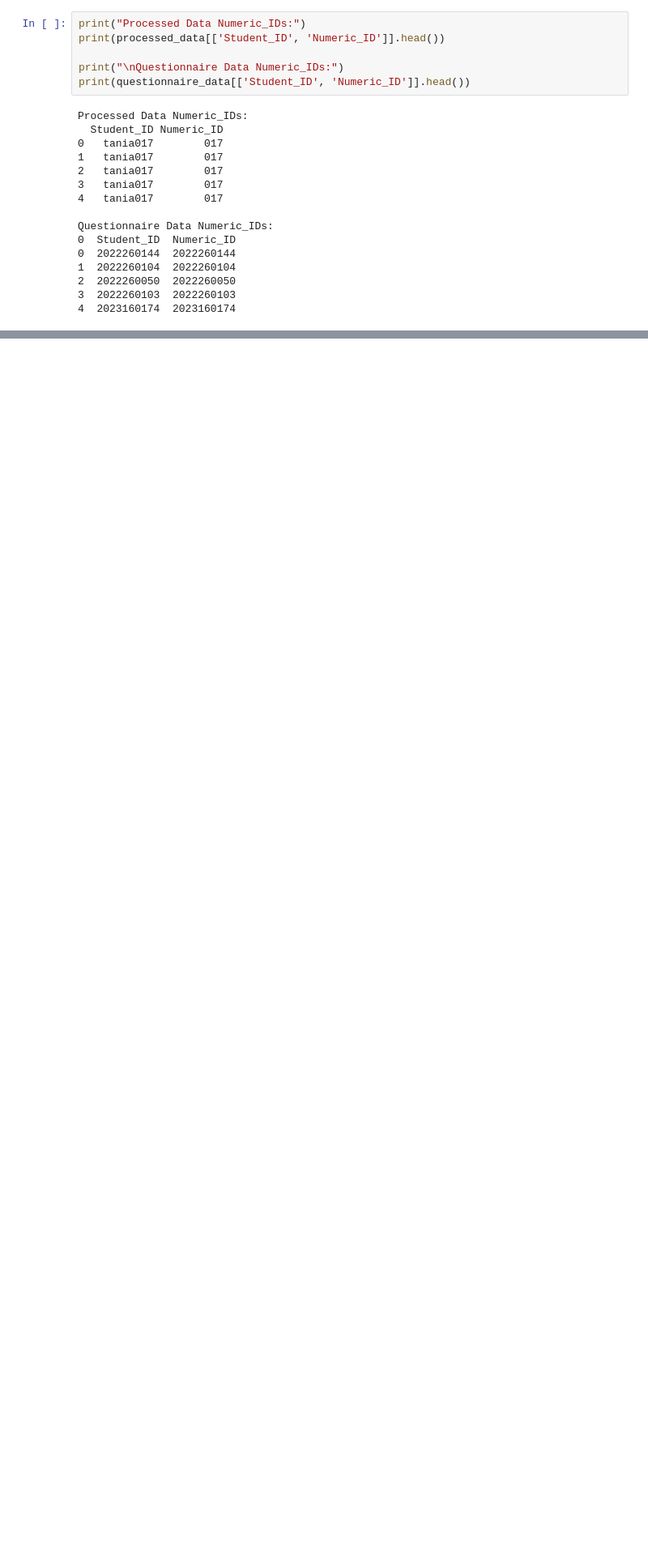
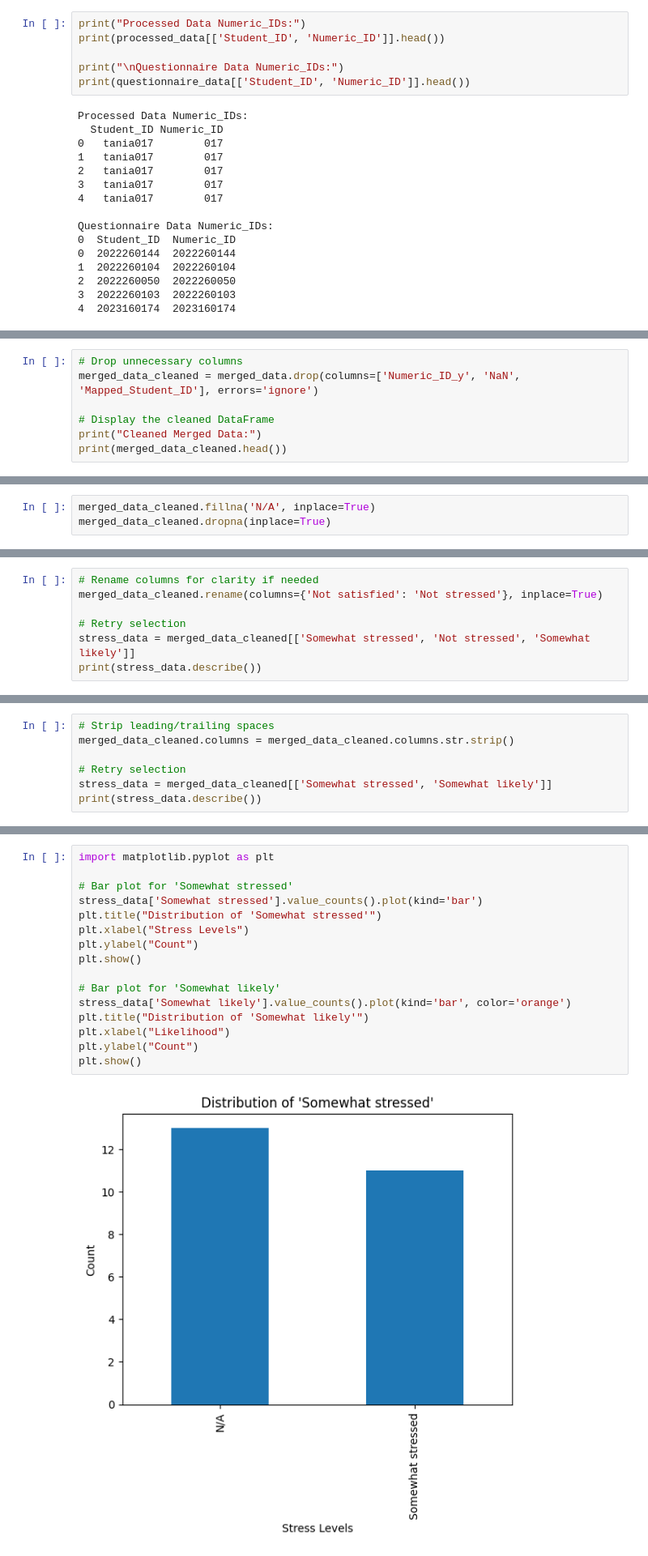
Before and after one commit to NishatVasker/CSE488_Big-Data-Analytics-, a Jupyter notebook: project.ipynb, the cells around one changed output, grey strips where cells are left out. Shown at 81% size. Drawn from its saved outputs; the diff is of its cells as text; blank space fills up the shorter version.

```diff
--- a/project.ipynb
+++ b/project.ipynb
@@ -904,0 +947,7 @@ print(merged_data.head())
+# %%
+# Drop unnecessary columns
+merged_data_cleaned = merged_data.drop(columns=['Numeric_ID_y', 'NaN', 'Mapped_Student_ID'], errors='ignore')
+
+# Display the cleaned DataFrame
+print("Cleaned Merged Data:")
+print(merged_data_cleaned.head())
@@ -904,0 +972,3 @@ print(merged_data.head())
+# %%
+merged_data_cleaned.fillna('N/A', inplace=True)
+merged_data_cleaned.dropna(inplace=True)
@@ -904,0 +1012,7 @@ print(merged_data.head())
+# %%
+# Rename columns for clarity if needed
+merged_data_cleaned.rename(columns={'Not satisfied': 'Not stressed'}, inplace=True)
+
+# Retry selection
+stress_data = merged_data_cleaned[['Somewhat stressed', 'Not stressed', 'Somewhat likely']]
+print(stress_data.describe())
@@ -904,0 +1025,7 @@ print(merged_data.head())
+# %%
+# Strip leading/trailing spaces
+merged_data_cleaned.columns = merged_data_cleaned.columns.str.strip()
+
+# Retry selection
+stress_data = merged_data_cleaned[['Somewhat stressed', 'Somewhat likely']]
+print(stress_data.describe())
@@ -904,0 +1038,18 @@ print(merged_data.head())
+# %%
+import matplotlib.pyplot as plt
+
+# Bar plot for 'Somewhat stressed'
+stress_data['Somewhat stressed'].value_counts().plot(kind='bar')
+plt.title("Distribution of 'Somewhat stressed'")
+plt.xlabel("Stress Levels")
+plt.ylabel("Count")
+plt.show()
+
+# Bar plot for 'Somewhat likely'
+stress_data['Somewhat likely'].value_counts().plot(kind='bar', color='orange')
+plt.title("Distribution of 'Somewhat likely'")
+plt.xlabel("Likelihood")
+plt.ylabel("Count")
+plt.show()
+# %% [output]
+[figure, added]
```
Also changed, not shown: parts of 12 cells of this notebook.
